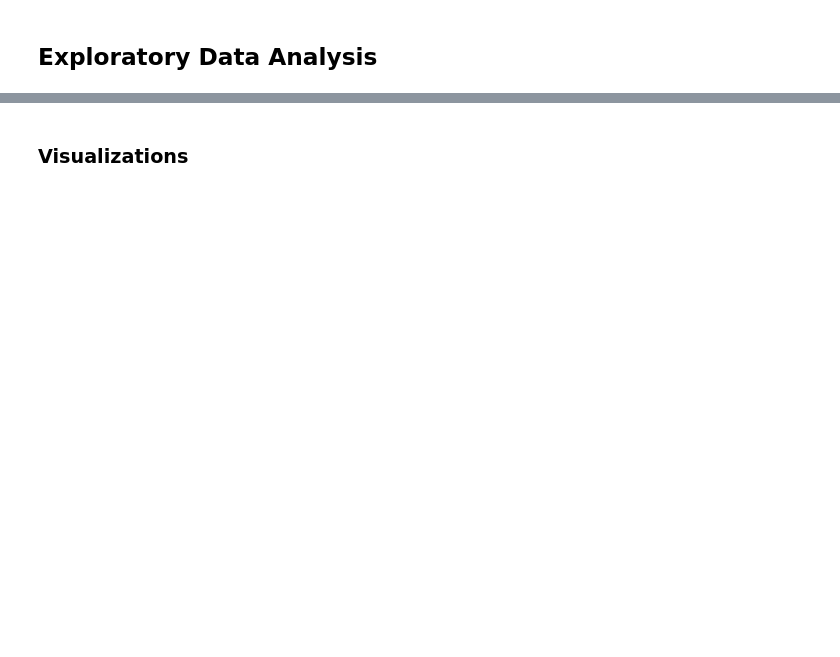
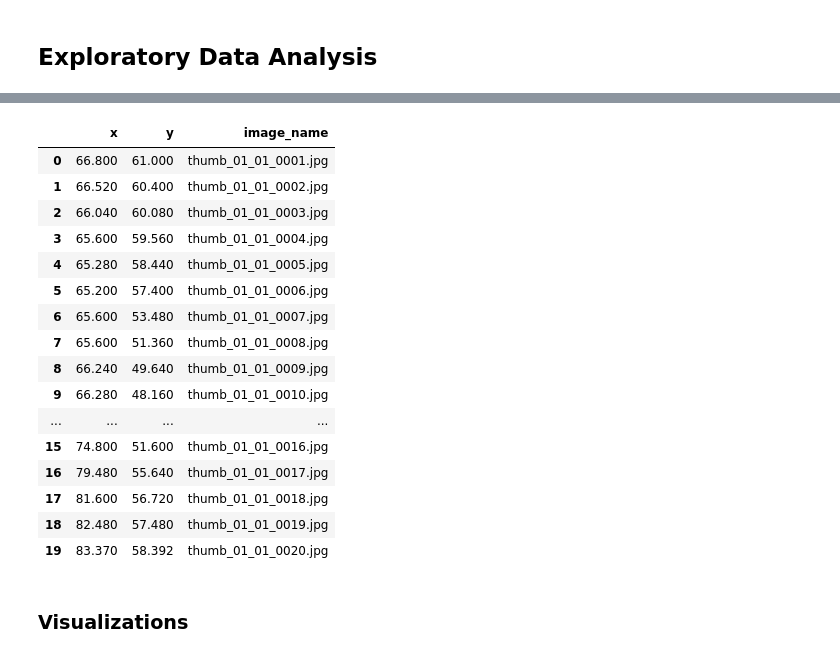
Before and after one commit to Leighson/lighthouse-final-project, a Jupyter notebook: src/experiments.ipynb, the cells around one changed output, grey strips where cells are left out. Cells and saved outputs as stored; diff of their text form; code cells hidden in the pictures; blank space fills up the shorter version.

```diff
--- a/src/experiments.ipynb
+++ b/src/experiments.ipynb
@@ -75,6 +115,26 @@ images = utils.df_to_array(images)
 
 # import keypoints from parquet (as array)
 keypoints = pd.read_parquet(f'{config.OUTPUT_PATH}/P1_kpts.parquet')
+# %%
+keypoints.head(20)
+# %% [output]
+|  | x | y | image_name |
+| 0 | 66.800 | 61.000 | thumb_01_01_0001.jpg |
+| 1 | 66.520 | 60.400 | thumb_01_01_0002.jpg |
+| 2 | 66.040 | 60.080 | thumb_01_01_0003.jpg |
+| 3 | 65.600 | 59.560 | thumb_01_01_0004.jpg |
+| 4 | 65.280 | 58.440 | thumb_01_01_0005.jpg |
+| 5 | 65.200 | 57.400 | thumb_01_01_0006.jpg |
+| 6 | 65.600 | 53.480 | thumb_01_01_0007.jpg |
+| 7 | 65.600 | 51.360 | thumb_01_01_0008.jpg |
+| 8 | 66.240 | 49.640 | thumb_01_01_0009.jpg |
+| 9 | 66.280 | 48.160 | thumb_01_01_0010.jpg |
+| ... | ... | ... | ... |
+| 15 | 74.800 | 51.600 | thumb_01_01_0016.jpg |
+| 16 | 79.480 | 55.640 | thumb_01_01_0017.jpg |
+| 17 | 81.600 | 56.720 | thumb_01_01_0018.jpg |
+| 18 | 82.480 | 57.480 | thumb_01_01_0019.jpg |
+| 19 | 83.370 | 58.392 | thumb_01_01_0020.jpg |
 # %% [markdown]
 ### Visualizations
 # %%
```
Also changed, not shown: parts of 15 cells of this notebook, 24 other files.
